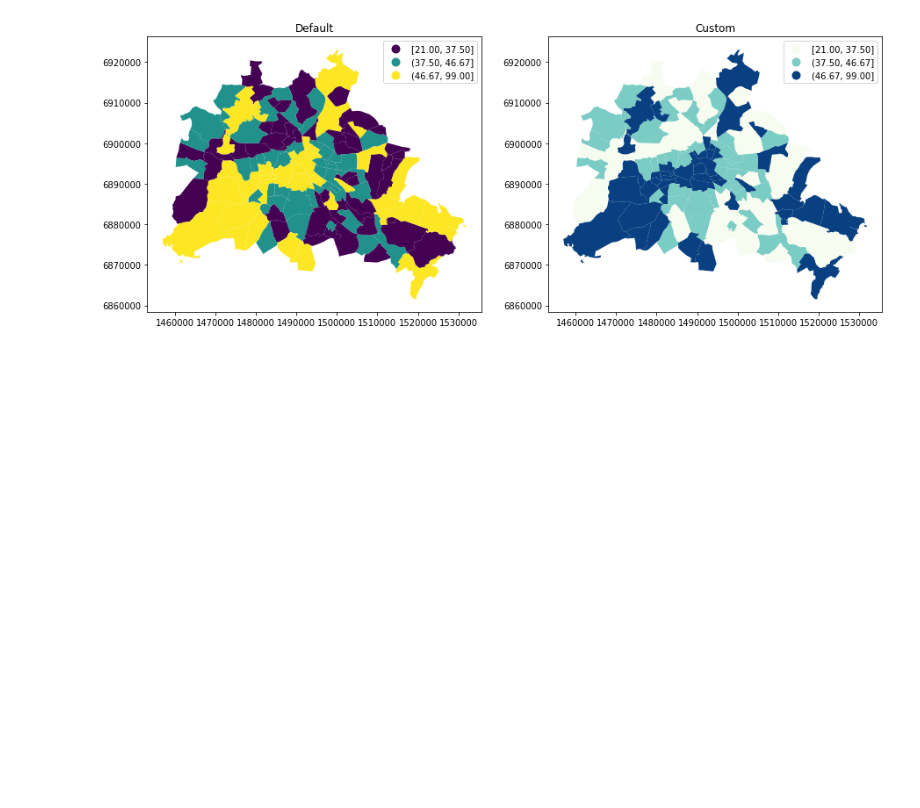
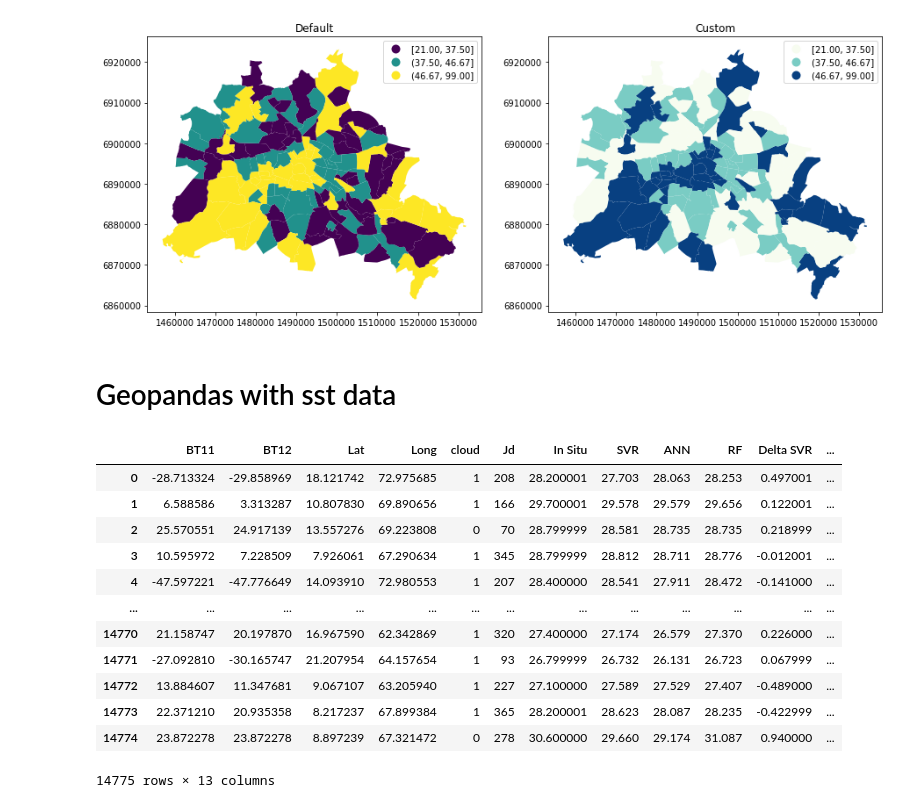
Before and after one commit to mukesh527/SST-Prediction, a Jupyter notebook: SST-predictions.ipynb, the cells around one changed output. Drawn from its saved outputs; the diff is of its cells as text; code cells hidden in the pictures; blank space fills up the shorter version.

Commit message:
added geo viz using geopandas in ipynb

```diff
--- a/SST-predictions.ipynb
+++ b/SST-predictions.ipynb
@@ -424,3 +424,22 @@ ax[1].set_title('Custom')
 # %% [output]
 Text(0.5, 1, 'Custom')
 [figure]
+# %% [markdown]
+# Geopandas with sst data
+# %%
+data=pd.read_csv('AS_results_training.csv')
+data
+# %% [output]
+|  | BT11 | BT12 | Lat | Long | cloud | Jd | In Situ | SVR | ANN | RF | Delta SVR | ... |
+| 0 | -28.713324 | -29.858969 | 18.121742 | 72.975685 | 1 | 208 | 28.200001 | 27.703 | 28.063 | 28.253 | 0.497001 | ... |
+| 1 | 6.588586 | 3.313287 | 10.807830 | 69.890656 | 1 | 166 | 29.700001 | 29.578 | 29.579 | 29.656 | 0.122001 | ... |
+| 2 | 25.570551 | 24.917139 | 13.557276 | 69.223808 | 0 | 70 | 28.799999 | 28.581 | 28.735 | 28.735 | 0.218999 | ... |
+| 3 | 10.595972 | 7.228509 | 7.926061 | 67.290634 | 1 | 345 | 28.799999 | 28.812 | 28.711 | 28.776 | -0.012001 | ... |
+| 4 | -47.597221 | -47.776649 | 14.093910 | 72.980553 | 1 | 207 | 28.400000 | 28.541 | 27.911 | 28.472 | -0.141000 | ... |
+| ... | ... | ... | ... | ... | ... | ... | ... | ... | ... | ... | ... | ... |
+| 14770 | 21.158747 | 20.197870 | 16.967590 | 62.342869 | 1 | 320 | 27.400000 | 27.174 | 26.579 | 27.370 | 0.226000 | ... |
+| 14771 | -27.092810 | -30.165747 | 21.207954 | 64.157654 | 1 | 93 | 26.799999 | 26.732 | 26.131 | 26.723 | 0.067999 | ... |
+| 14772 | 13.884607 | 11.347681 | 9.067107 | 63.205940 | 1 | 227 | 27.100000 | 27.589 | 27.529 | 27.407 | -0.489000 | ... |
+| 14773 | 22.371210 | 20.935358 | 8.217237 | 67.899384 | 1 | 365 | 28.200001 | 28.623 | 28.087 | 28.235 | -0.422999 | ... |
+| 14774 | 23.872278 | 23.872278 | 8.897239 | 67.321472 | 0 | 278 | 30.600000 | 29.660 | 29.174 | 31.087 | 0.940000 | ... |
+14775 rows × 13 columns
```
Also changed, not shown: parts of 6 cells of this notebook.
